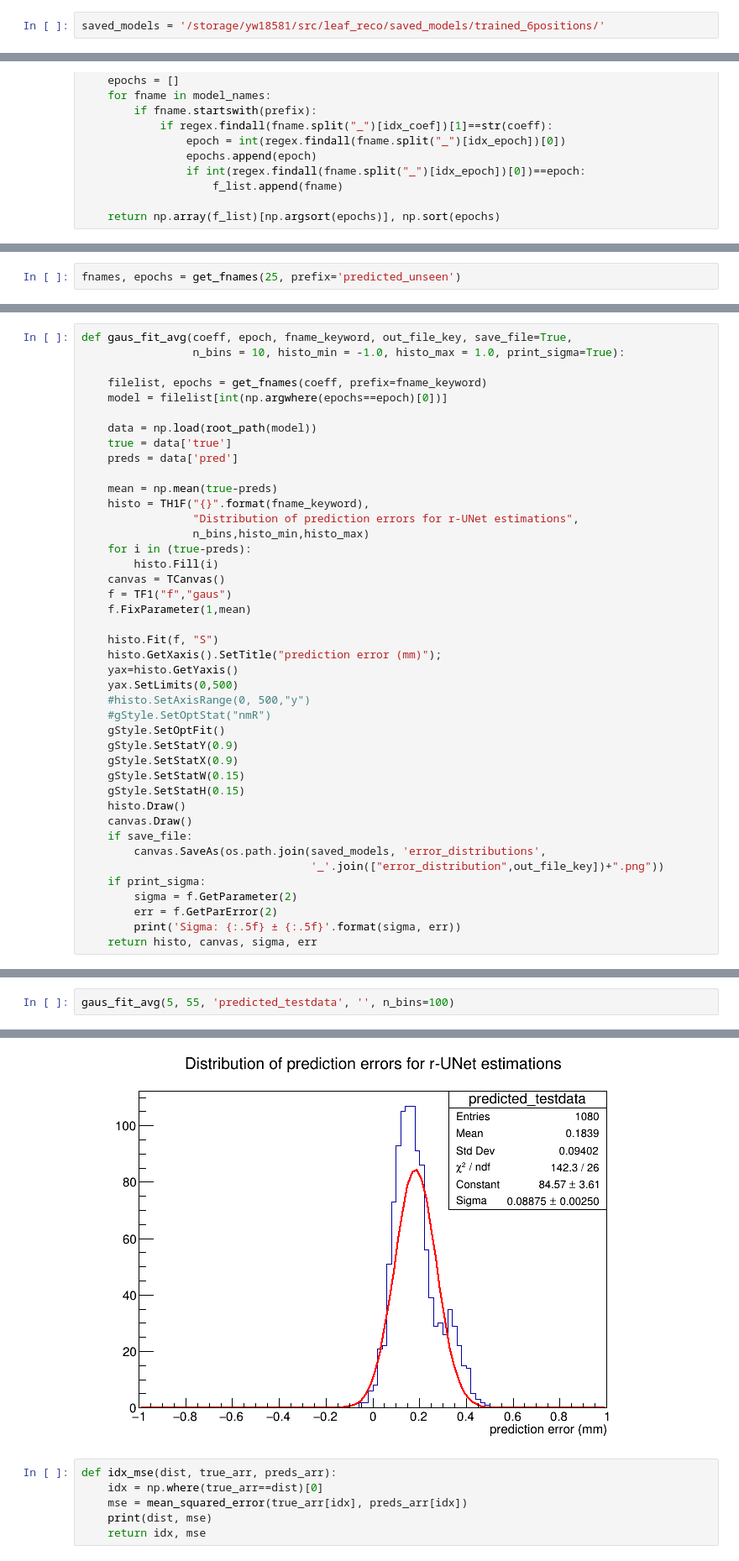
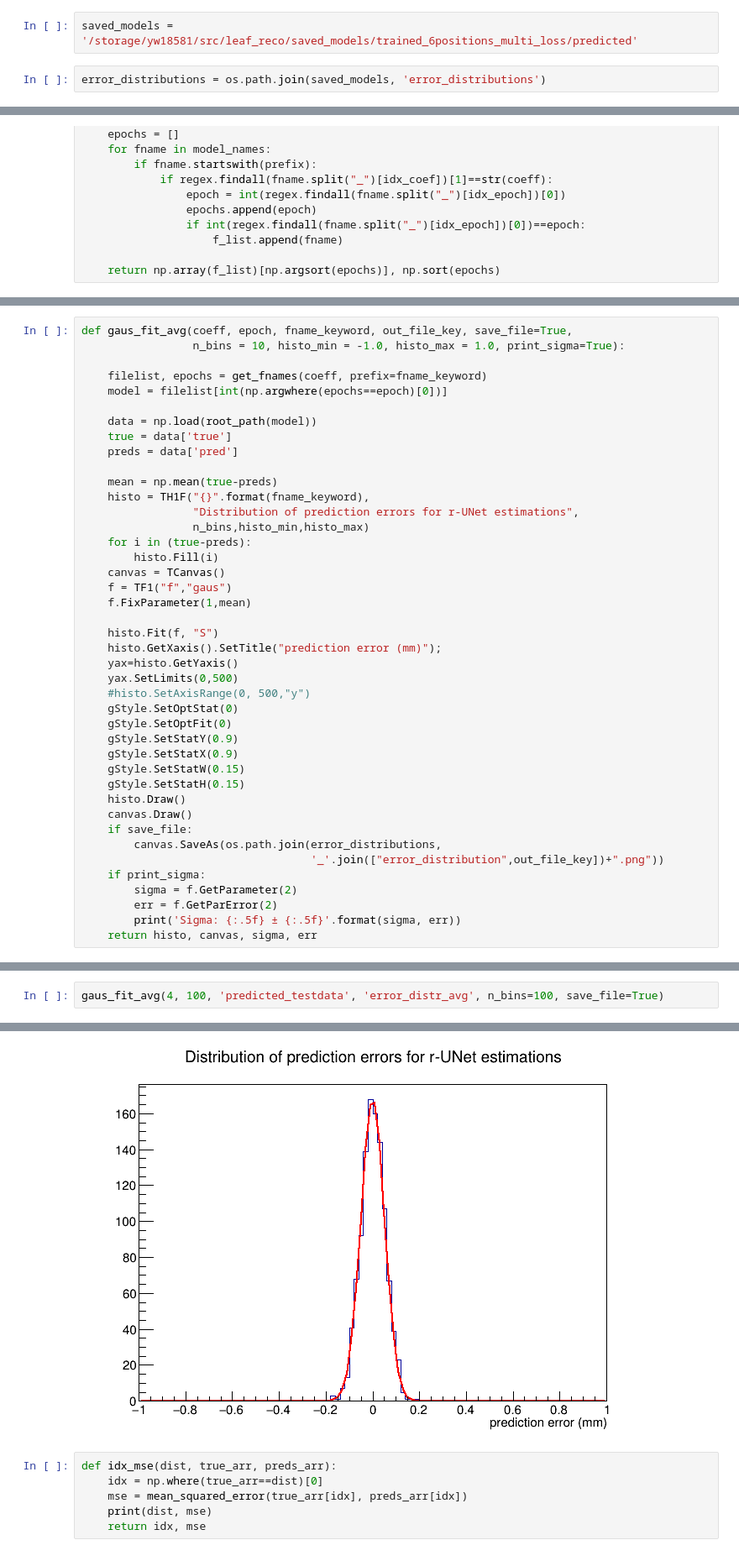
Before and after one commit to cdesio/leaf_reco, a Jupyter notebook: notebooks/Gaussian_fit_plots_get_values_resolution_plots.ipynb, the cells around one changed output, grey strips where cells are left out. Shown at 84% size. Saved outputs shown, nothing was run; the diff lists cells and outputs as text.

```diff
--- a/notebooks/Gaussian_fit_plots_get_values_resolution_plots.ipynb
+++ b/notebooks/Gaussian_fit_plots_get_values_resolution_plots.ipynb
@@ -13,7 +13,9 @@ from sklearn.metrics import mean_squared_error
 # %%
 from functools import partial
 # %%
-saved_models = '/storage/yw18581/src/leaf_reco/saved_models/trained_6positions/'
+saved_models = '/storage/yw18581/src/leaf_reco/saved_models/trained_6positions_multi_loss/predicted'
+# %%
+error_distributions = os.path.join(saved_models, 'error_distributions')
 # %%
 root_path = partial(os.path.join, saved_models)
 # %%
@@ -85,2 +62,0 @@ get_fnames(25, prefix='predicted_unseen')
-# %%
-fnames, epochs = get_fnames(25, prefix='predicted_unseen')
@@ -118,8 +86,8 @@ def gaus_fit_avg(coeff, epoch, fname_keyword, out_file_key, save_file=True,
     yax=histo.GetYaxis()
     yax.SetLimits(0,500)
     #histo.SetAxisRange(0, 500,"y")
-    #gStyle.SetOptStat("nmR")
-    gStyle.SetOptFit()
+    gStyle.SetOptStat(0)
+    gStyle.SetOptFit(0)
     gStyle.SetStatY(0.9)
     gStyle.SetStatX(0.9)
     gStyle.SetStatW(0.15)
@@ -127,7 +95,7 @@ def gaus_fit_avg(coeff, epoch, fname_keyword, out_file_key, save_file=True,
     histo.Draw()
     canvas.Draw()
     if save_file:
-        canvas.SaveAs(os.path.join(saved_models, 'error_distributions',
+        canvas.SaveAs(os.path.join(error_distributions,
                                    '_'.join(["error_distribution",out_file_key])+".png"))
     if print_sigma:
         sigma = f.GetParameter(2)
@@ -168,3 +119,3 @@ Info in <TCanvas::Print>: png file /storage/yw18581/src/leaf_reco/saved_models/t
 # %%
-gaus_fit_avg(5, 55, 'predicted_testdata', '', n_bins=100)
+gaus_fit_avg(4, 100, 'predicted_testdata', 'error_distr_avg', n_bins=100, save_file=True)
 # %% [output]
@@ -184,4 +136,4 @@ Info in <TCanvas::Print>: png file /storage/yw18581/src/leaf_reco/saved_models/t
-[figure, old version]
+[figure, new version]
 # %%
 def idx_mse(dist, true_arr, preds_arr):
     idx = np.where(true_arr==dist)[0]
```
Also changed, not shown: parts of 23 cells of this notebook, 10 other files.
